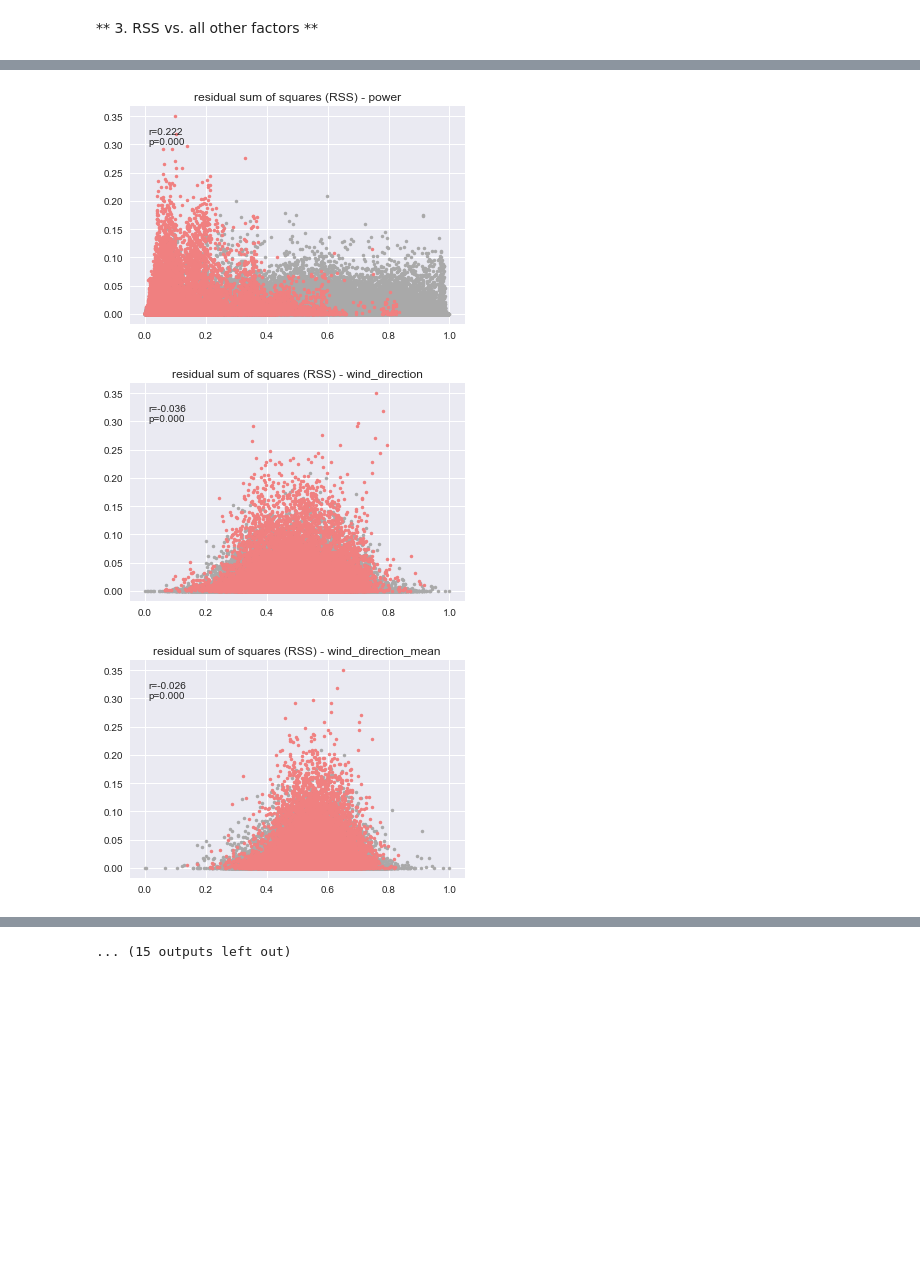
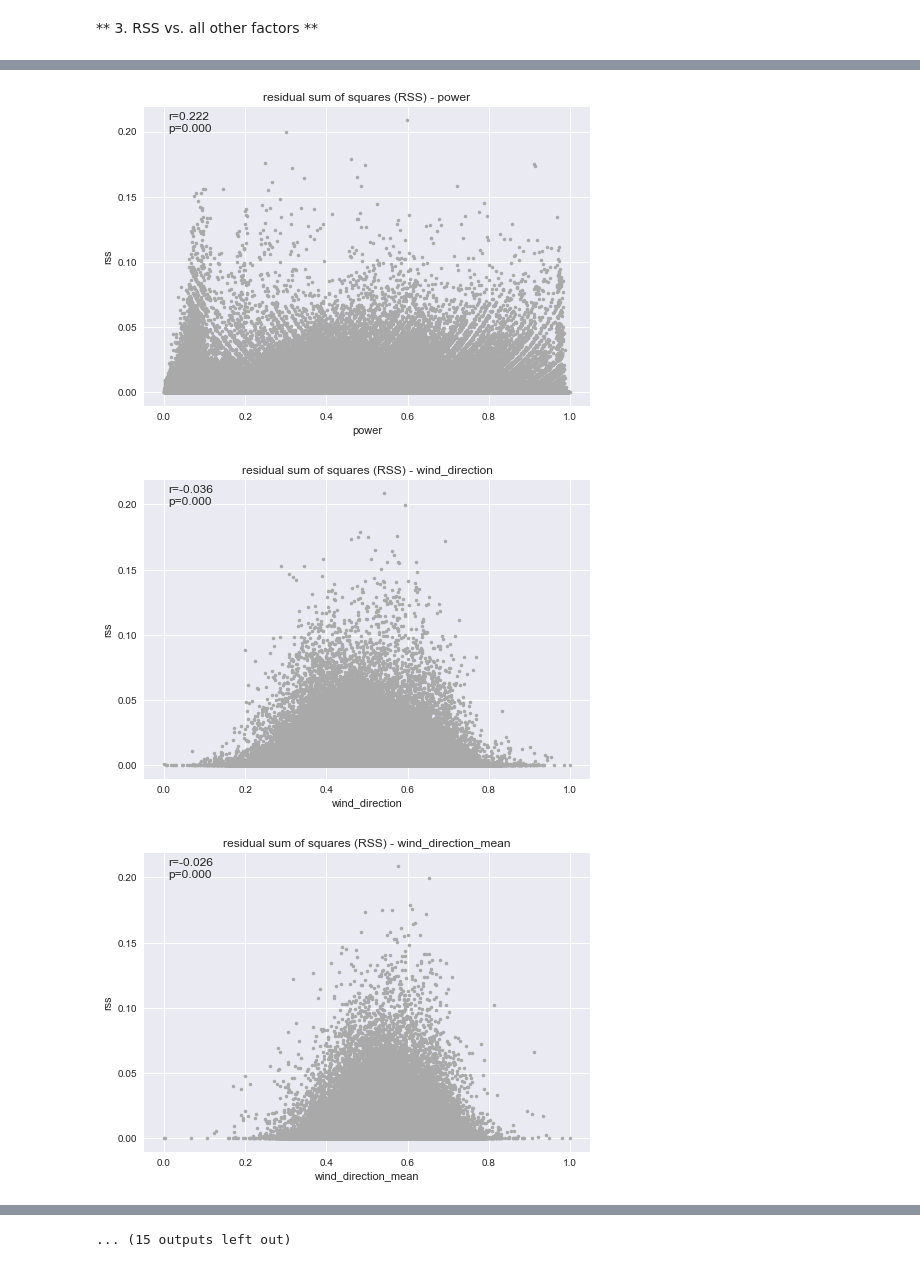
Before and after one commit to Backlu/CAICTCompetition, a Jupyter notebook: ice-Data_Exploration_2ndFactor_0808.ipynb, the cells around one changed output, grey strips where cells are left out. Drawn from its saved outputs; the diff is of its cells as text; code cells hidden in the pictures; blank space fills up the shorter version.

Commit message:
cm-case_parameter

```diff
--- a/ice-Data_Exploration_2ndFactor_0808.ipynb
+++ b/ice-Data_Exploration_2ndFactor_0808.ipynb
@@ -78,3 +87,11 @@ InteractiveShell.ast_node_interactivity = "last"
+# %%
+def checkPath(path):
+    if not os.path.exists(os.path.dirname(path)):
+        try:
+            os.makedirs(os.path.dirname(path))
+        except OSError as exc:
+            if exc.errno != errno.EEXIST:
+                raise
 # %%
 def StandardScaler(data):
     standard_scaler = preprocessing.StandardScaler()
@@ -222,6 +243,11 @@ plt.show()
 # %% [markdown]
 ** 3. RSS vs. all other factors **
 # %%
+path='case_management/img/feature_importance/rss_wind_speed/'
+checkPath(path)
+
+
+
 data_pass= dat_scaled_M15[dat_scaled_M15['label']==0]
 data_fail= dat_scaled_M15[dat_scaled_M15['label']==1]
 
@@ -237,10 +263,14 @@ for x in cols:
     corr_lst.append(r)
     raw_clr = 'lightgreen' if r>0.5 else 'darkgray'
     msg = 'r={corr:.3f}\np={pval:.3f}'.format(corr=r, pval=p)
-    plt.text(0.01,0.30,msg)
+    plt.text(0.01,0.20,msg)
     plt.plot(data_pass[x],rss_p,'.', color=raw_clr)
-    plt.plot(data_fail[x],rss_f,'.', color='lightcoral')
+    #plt.plot(data_fail[x],rss_f,'.', color='lightcoral')
     plt.title('residual sum of squares (RSS) - {x}'.format(x=x))
+    imagename='{p}{n}.jpg'.format(p=path, n=x)
+    plt.xlabel(x)
+    plt.ylabel('rss')
+    plt.savefig(imagename,bbox_inches='tight', dpi=200)
     plt.show()
 
 corr_df = pd.DataFrame({'var':var_lst,'corr':corr_lst})
@@ -251,3 +281,3 @@ corr_df.sort_values('corr',ascending=False)
-[figure, old version]
+[figure, new version]
-[figure, old version]
+[figure, new version]
-[figure, old version]
+[figure, new version]
```
Also changed, not shown: parts of 4 cells of this notebook, 12 other files.
